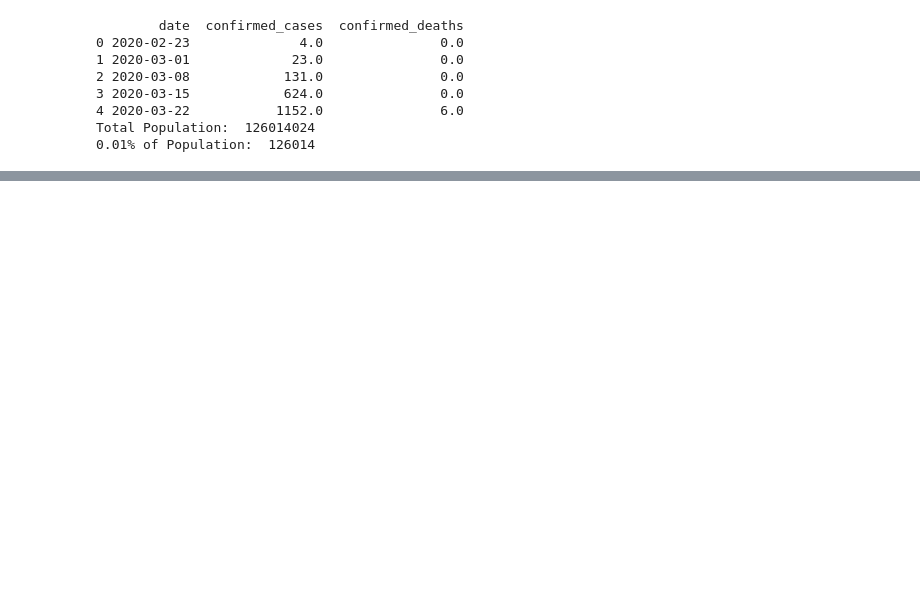
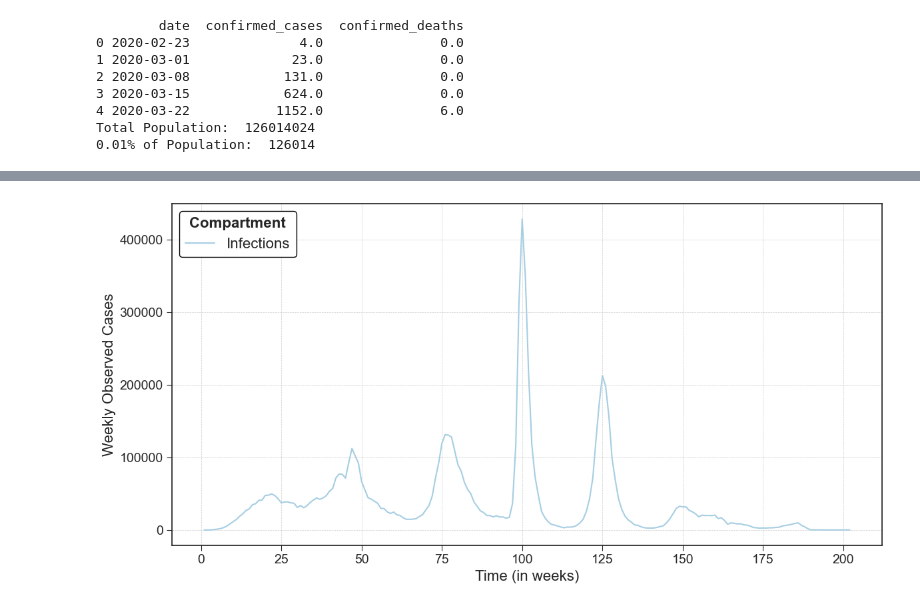
Before and after one commit to rosastreg/Undergrad_AM_Thesis, a Jupyter notebook: APF_demo.ipynb, the cells around one changed output, grey strips where cells are left out. Saved outputs shown, nothing was run; the diff lists cells and outputs as text; code cells hidden in the pictures; blank space fills up the shorter version.

```diff
--- a/APF_demo.ipynb
+++ b/APF_demo.ipynb
@@ -78,3 +123,37 @@ def BM_SEUORDS(X_in, params, num_particles, m):
+# %%
+# Define subset of data to run the algorithm
+weeks = 202
+
+YO = weekly_covid_df['confirmed_cases'].values[:weeks]
+
+time = np.linspace(1, weeks, weeks)
+
+plt.figure(figsize=(12,6))
+plt.style.use('seaborn-v0_8-ticks')
+colors = sns.color_palette('Paired')
+
+plt.plot(time, YO, color=colors[0], label='Infections')
+
+plt.legend(
+    loc='upper left',
+    fontsize=16,
+    title='Compartment',
+    title_fontproperties={'weight': 'bold', 'size': 16},
+    frameon=True,
+    fancybox=True,
+    framealpha=1,
+    edgecolor='black',
+    facecolor='white')
+
+plt.grid(visible=True, linestyle='--', linewidth=0.5)
+plt.xlabel('Time (in weeks)', fontsize=16)
+plt.ylabel('Weekly Observed Cases', fontsize=16)
+plt.tick_params(axis='both', which='major', labelsize=14)
+plt.grid(visible=True, linestyle='--', linewidth=0.5)
+plt.tight_layout()
+plt.show()
+# %% [output]
+[figure, added]
 # %%
 # Create NB log-likelihood function
 def NB_log_likelihood(y, mu, psi):
```
Also changed, not shown: parts of 53 cells of this notebook.
